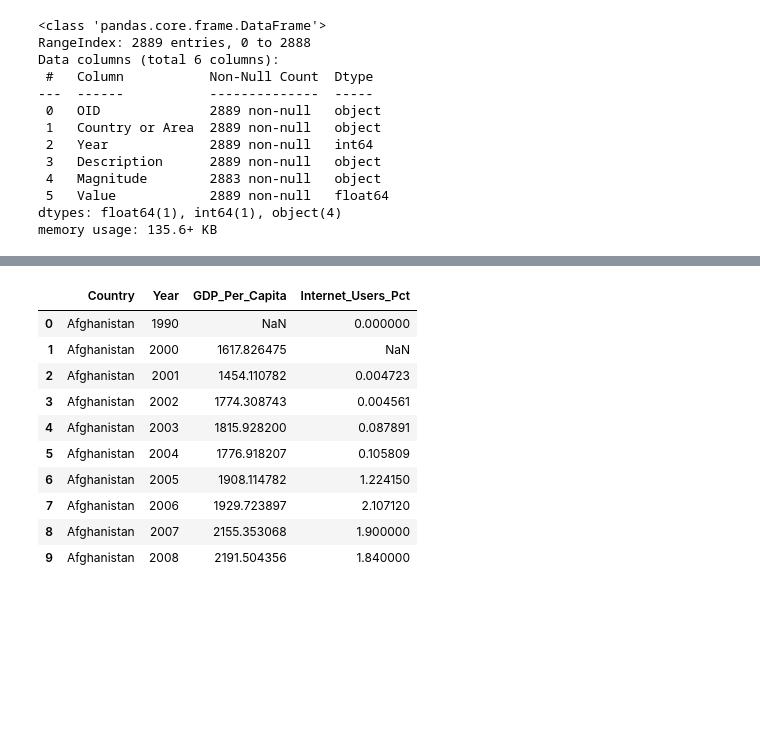
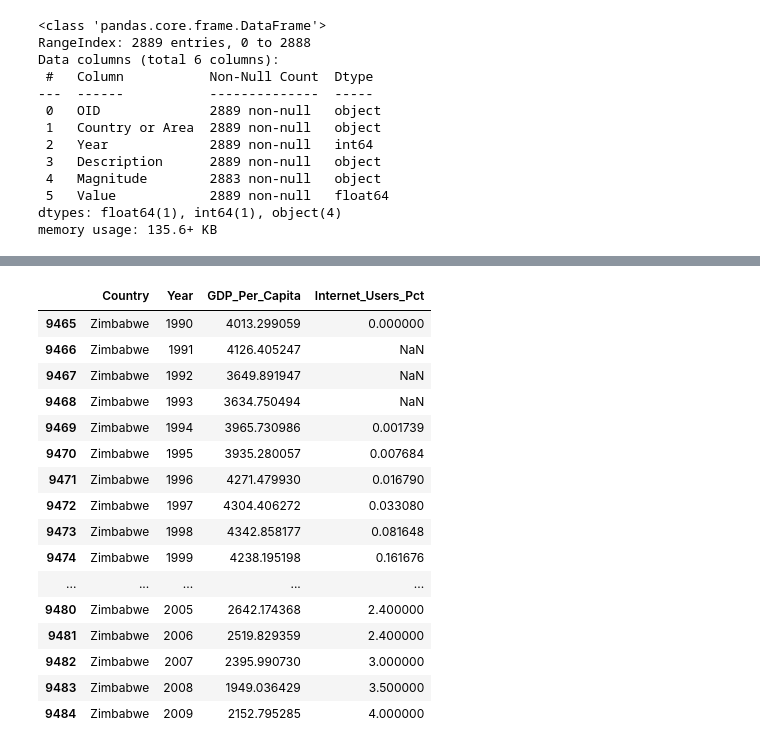
Before and after one commit to NSS-Data-Analytics-Cohort-16/da16-python-gdp-and-internet-use-analysis-janvimehendale, a Jupyter notebook: notebooks/gdp_internetuse.ipynb, the cells around one changed output, grey strips where cells are left out. Saved outputs shown, nothing was run; the diff lists cells and outputs as text; code cells hidden in the pictures; blank space fills up the shorter version.

```diff
--- a/notebooks/gdp_internetuse.ipynb
+++ b/notebooks/gdp_internetuse.ipynb
@@ -1346,16 +1374,22 @@ gdp_internet_assets_liabilities[gdp_internet_assets_liabilities["Country"]=="Afg
 # %%
 # checking data of the country in the original data set(before merge)
 
-gdp_and_internet_use[gdp_and_internet_use["Country"]=="Afghanistan"].head(10)
+gdp_and_internet_use[gdp_and_internet_use["Country"]=="Zimbabwe"].head(20)
 # %% [output]
 |  | Country | Year | GDP_Per_Capita | Internet_Users_Pct |
-| 0 | Afghanistan | 1990 | NaN | 0.000000 |
-| 1 | Afghanistan | 2000 | 1617.826475 | NaN |
-| 2 | Afghanistan | 2001 | 1454.110782 | 0.004723 |
-| 3 | Afghanistan | 2002 | 1774.308743 | 0.004561 |
-| 4 | Afghanistan | 2003 | 1815.928200 | 0.087891 |
-| 5 | Afghanistan | 2004 | 1776.918207 | 0.105809 |
-| 6 | Afghanistan | 2005 | 1908.114782 | 1.224150 |
-| 7 | Afghanistan | 2006 | 1929.723897 | 2.107120 |
-| 8 | Afghanistan | 2007 | 2155.353068 | 1.900000 |
-| 9 | Afghanistan | 2008 | 2191.504356 | 1.840000 |
+| 9465 | Zimbabwe | 1990 | 4013.299059 | 0.000000 |
+| 9466 | Zimbabwe | 1991 | 4126.405247 | NaN |
+| 9467 | Zimbabwe | 1992 | 3649.891947 | NaN |
+| 9468 | Zimbabwe | 1993 | 3634.750494 | NaN |
+| 9469 | Zimbabwe | 1994 | 3965.730986 | 0.001739 |
+| 9470 | Zimbabwe | 1995 | 3935.280057 | 0.007684 |
+| 9471 | Zimbabwe | 1996 | 4271.479930 | 0.016790 |
+| 9472 | Zimbabwe | 1997 | 4304.406272 | 0.033080 |
+| 9473 | Zimbabwe | 1998 | 4342.858177 | 0.081648 |
+| 9474 | Zimbabwe | 1999 | 4238.195198 | 0.161676 |
+| ... | ... | ... | ... | ... |
+| 9480 | Zimbabwe | 2005 | 2642.174368 | 2.400000 |
+| 9481 | Zimbabwe | 2006 | 2519.829359 | 2.400000 |
+| 9482 | Zimbabwe | 2007 | 2395.990730 | 3.000000 |
+| 9483 | Zimbabwe | 2008 | 1949.036429 | 3.500000 |
+| 9484 | Zimbabwe | 2009 | 2152.795285 | 4.000000 |
```
Also changed, not shown: parts of 10 cells of this notebook.
